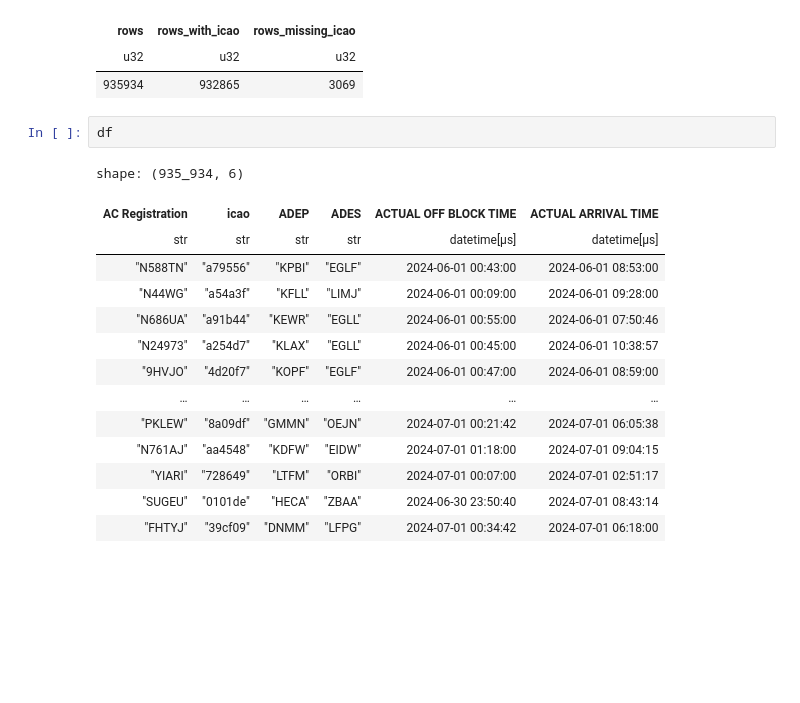
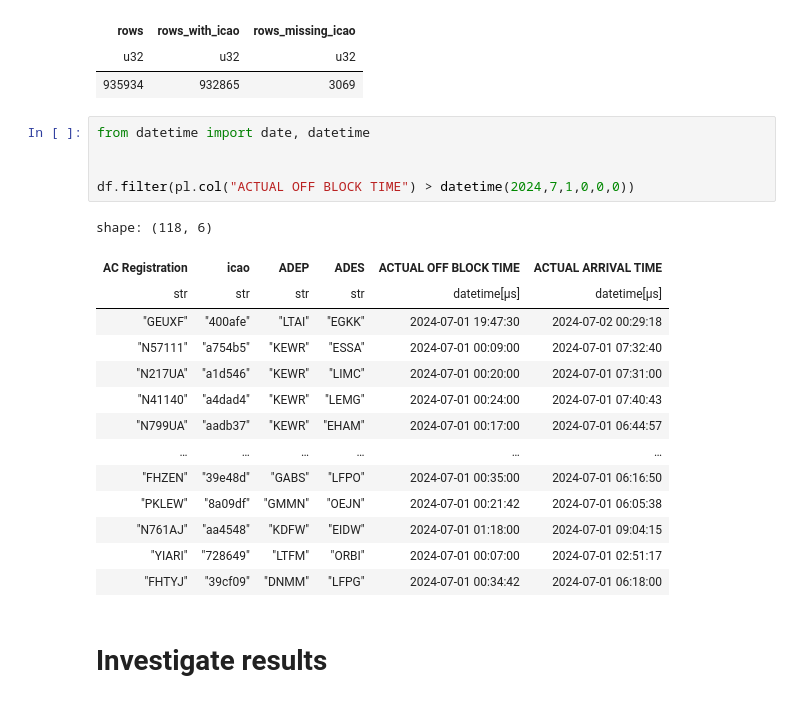
Before and after one commit to PlaneQuery/planequery-data, a Jupyter notebook: notebooks/flights/eurocontrol_investigate.ipynb, the cells around one changed output. Drawn from its saved outputs; the diff is of its cells as text; blank space fills up the shorter version.

```diff
--- a/notebooks/flights/eurocontrol_investigate.ipynb
+++ b/notebooks/flights/eurocontrol_investigate.ipynb
@@ -65,19 +65,24 @@ shape: (1, 3)
 | u32 | u32 | u32 |
 | 935934 | 932865 | 3069 |
 # %%
-df
+from datetime import date, datetime
+
+
+df.filter(pl.col("ACTUAL OFF BLOCK TIME") > datetime(2024,7,1,0,0,0))
 # %% [output]
-shape: (935_934, 6)
+shape: (118, 6)
 | AC Registration | icao | ADEP | ADES | ACTUAL OFF BLOCK TIME | ACTUAL ARRIVAL TIME |
 | str | str | str | str | datetime[μs] | datetime[μs] |
-| "N588TN" | "a79556" | "KPBI" | "EGLF" | 2024-06-01 00:43:00 | 2024-06-01 08:53:00 |
-| "N44WG" | "a54a3f" | "KFLL" | "LIMJ" | 2024-06-01 00:09:00 | 2024-06-01 09:28:00 |
-| "N686UA" | "a91b44" | "KEWR" | "EGLL" | 2024-06-01 00:55:00 | 2024-06-01 07:50:46 |
-| "N24973" | "a254d7" | "KLAX" | "EGLL" | 2024-06-01 00:45:00 | 2024-06-01 10:38:57 |
-| "9HVJO" | "4d20f7" | "KOPF" | "EGLF" | 2024-06-01 00:47:00 | 2024-06-01 08:59:00 |
+| "GEUXF" | "400afe" | "LTAI" | "EGKK" | 2024-07-01 19:47:30 | 2024-07-02 00:29:18 |
+| "N57111" | "a754b5" | "KEWR" | "ESSA" | 2024-07-01 00:09:00 | 2024-07-01 07:32:40 |
+| "N217UA" | "a1d546" | "KEWR" | "LIMC" | 2024-07-01 00:20:00 | 2024-07-01 07:31:00 |
+| "N41140" | "a4dad4" | "KEWR" | "LEMG" | 2024-07-01 00:24:00 | 2024-07-01 07:40:43 |
+| "N799UA" | "aadb37" | "KEWR" | "EHAM" | 2024-07-01 00:17:00 | 2024-07-01 06:44:57 |
 | … | … | … | … | … | … |
+| "FHZEN" | "39e48d" | "GABS" | "LFPO" | 2024-07-01 00:35:00 | 2024-07-01 06:16:50 |
 | "PKLEW" | "8a09df" | "GMMN" | "OEJN" | 2024-07-01 00:21:42 | 2024-07-01 06:05:38 |
 | "N761AJ" | "aa4548" | "KDFW" | "EIDW" | 2024-07-01 01:18:00 | 2024-07-01 09:04:15 |
 | "YIARI" | "728649" | "LTFM" | "ORBI" | 2024-07-01 00:07:00 | 2024-07-01 02:51:17 |
-| "SUGEU" | "0101de" | "HECA" | "ZBAA" | 2024-06-30 23:50:40 | 2024-07-01 08:43:14 |
 | "FHTYJ" | "39cf09" | "DNMM" | "LFPG" | 2024-07-01 00:34:42 | 2024-07-01 06:18:00 |
+# %% [markdown]
+# Investigate results
```
Also changed, not shown: parts of 4 cells of this notebook, 3 other files.
